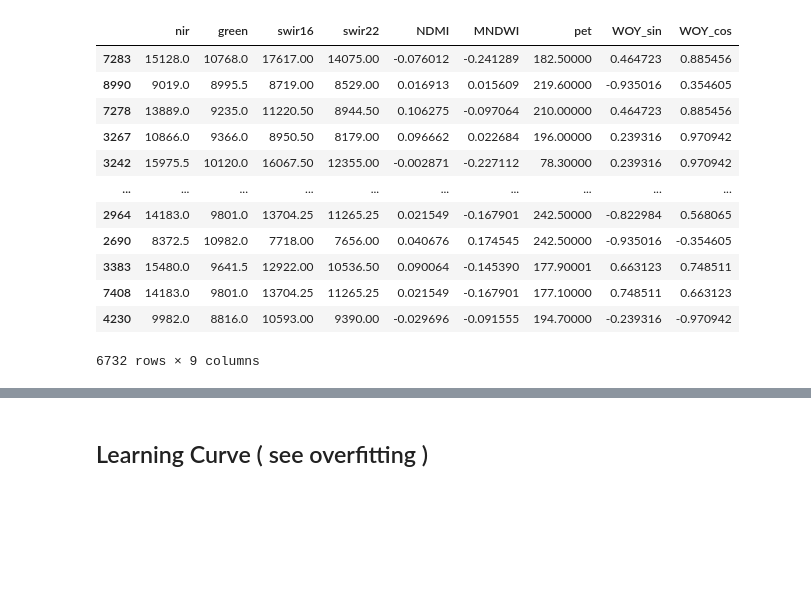
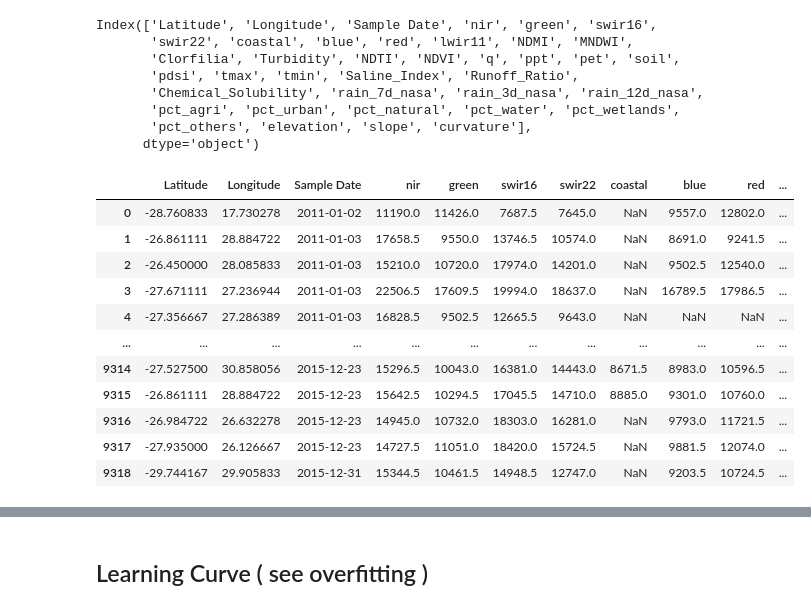
Before and after one commit to Lucas-Bussinger/EY-2026-AI-Challange, a Jupyter notebook: Model/BoostModel.ipynb, the cells around one changed output, grey strips where cells are left out. Saved outputs shown, nothing was run; the diff lists cells and outputs as text; code cells hidden in the pictures; blank space fills up the shorter version.

```diff
--- a/Model/BoostModel.ipynb
+++ b/Model/BoostModel.ipynb
@@ -25,55 +26,41 @@ from sklearn.model_selection import GridSearchCV
 from sklearn.metrics import confusion_matrix
 import yellowbrick.model_selection as ms
 # %%
-landsat_training_data = pd.read_csv('../Datasets/landsat_features_training.csv')
-terra_climate_training_data = pd.read_csv('../Datasets/terraclimate_features_training.csv')
+landsat_training_data = pd.read_csv('../Datasets/landsat_features_more_bands_train.csv')
+terra_climate_training_data = pd.read_csv('../Datasets/terraclimate_features_more_bands_training.csv')
+precipitation_training_data = pd.read_csv('../Datasets/nasa_precip_features_training.csv')
+soil_use_training_data = pd.read_csv('../Datasets/soil_use_data_training.csv')
+terrain_training_data = pd.read_csv('../Datasets/nasa_terrain_features_training.csv')
+
 explained_variables = pd.read_csv('../Datasets/water_quality_training_dataset.csv')
 
-joined_explaining_vars = combine_two_datasets(landsat_training_data, terra_climate_training_data)
-full_dataset = combine_two_datasets(joined_explaining_vars, explained_variables)
+full_dataset = combine_two_datasets(landsat_training_data, terra_climate_training_data)
+full_dataset = combine_two_datasets(full_dataset, precipitation_training_data)
+full_dataset = combine_two_datasets(full_dataset, soil_use_training_data)
+full_dataset = combine_two_datasets(full_dataset, terrain_training_data)
 
-#adicionando caracteristicas temporais cíclicas para o modelo
-full_dataset['Sample Date'] = pd.to_datetime(full_dataset['Sample Date'], dayfirst=True)
+print(full_dataset.columns)
 
-full_dataset['WeekOfYear'] = full_dataset['Sample Date'].dt.isocalendar().week.astype(int)
-##full_dataset['MonthOfYear'] = full_dataset['Sample Date'].dt.month
-
-MAX_CYCLE = 52
-##MAX_CYCLE = 12
-
-full_dataset['WOY_sin'] = np.sin(2 * np.pi * full_dataset['WeekOfYear'] / MAX_CYCLE)
-full_dataset['WOY_cos'] = np.cos(2 * np.pi * full_dataset['WeekOfYear'] / MAX_CYCLE)
-##full_dataset['Month_sin'] = np.sin(2 * np.pi * full_dataset['MonthOfYear'] / MAX_CYCLE)
-##full_dataset['Month_cos'] = np.cos(2 * np.pi * full_dataset['MonthOfYear'] / MAX_CYCLE)
-
-
-target_columns = ['Total Alkalinity', 'Electrical Conductance', 'Dissolved Reactive Phosphorus']
-
-feature_columns = full_dataset.columns.drop(target_columns + ['Sample Date', 'Latitude', 'Longitude', "WeekOfYear"])
-##feature_columns = full_dataset.columns.drop(target_columns + ['Sample Date', 'Latitude', 'Longitude', "MonthOfYear"])
-
-Feature_data = full_dataset[feature_columns]
-#Target_data = full_dataset[target_columns]
-
-Target_data = full_dataset[target_columns]
-
-
-X_train_val, X_test, y_train_val, y_test = train_test_split(Feature_data, Target_data, test_size=0.15)
-X_train, X_val, y_train, y_val = train_test_split(X_train_val, y_train_val, test_size=0.15)
-
-
-X_train
+full_dataset = combine_two_datasets(full_dataset, explained_variables)
+full_dataset
 # %% [output]
+Index(['Latitude', 'Longitude', 'Sample Date', 'nir', 'green', 'swir16',
+       'swir22', 'coastal', 'blue', 'red', 'lwir11', 'NDMI', 'MNDWI',
+       'Clorfilia', 'Turbidity', 'NDTI', 'NDVI', 'q', 'ppt', 'pet', 'soil',
+       'pdsi', 'tmax', 'tmin', 'Saline_Index', 'Runoff_Ratio',
+       'Chemical_Solubility', 'rain_7d_nasa', 'rain_3d_nasa', 'rain_12d_nasa',
+       'pct_agri', 'pct_urban', 'pct_natural', 'pct_water', 'pct_wetlands',
+       'pct_others', 'elevation', 'slope', 'curvature'],
+      dtype='object')
-|  | nir | green | swir16 | swir22 | NDMI | MNDWI | pet | WOY_sin | WOY_cos |
-| 7283 | 15128.0 | 10768.0 | 17617.00 | 14075.00 | -0.076012 | -0.241289 | 182.50000 | 0.464723 | 0.885456 |
-| 8990 | 9019.0 | 8995.5 | 8719.00 | 8529.00 | 0.016913 | 0.015609 | 219.60000 | -0.935016 | 0.354605 |
-| 7278 | 13889.0 | 9235.0 | 11220.50 | 8944.50 | 0.106275 | -0.097064 | 210.00000 | 0.464723 | 0.885456 |
-| 3267 | 10866.0 | 9366.0 | 8950.50 | 8179.00 | 0.096662 | 0.022684 | 196.00000 | 0.239316 | 0.970942 |
-| 3242 | 15975.5 | 10120.0 | 16067.50 | 12355.00 | -0.002871 | -0.227112 | 78.30000 | 0.239316 | 0.970942 |
-| ... | ... | ... | ... | ... | ... | ... | ... | ... | ... |
-| 2964 | 14183.0 | 9801.0 | 13704.25 | 11265.25 | 0.021549 | -0.167901 | 242.50000 | -0.822984 | 0.568065 |
-| 2690 | 8372.5 | 10982.0 | 7718.00 | 7656.00 | 0.040676 | 0.174545 | 242.50000 | -0.935016 | -0.354605 |
-| 3383 | 15480.0 | 9641.5 | 12922.00 | 10536.50 | 0.090064 | -0.145390 | 177.90001 | 0.663123 | 0.748511 |
-| 7408 | 14183.0 | 9801.0 | 13704.25 | 11265.25 | 0.021549 | -0.167901 | 177.10000 | 0.748511 | 0.663123 |
-| 4230 | 9982.0 | 8816.0 | 10593.00 | 9390.00 | -0.029696 | -0.091555 | 194.70000 | -0.239316 | -0.970942 |
+|  | Latitude | Longitude | Sample Date | nir | green | swir16 | swir22 | coastal | blue | red | ... |
+| 0 | -28.760833 | 17.730278 | 2011-01-02 | 11190.0 | 11426.0 | 7687.5 | 7645.0 | NaN | 9557.0 | 12802.0 | ... |
+| 1 | -26.861111 | 28.884722 | 2011-01-03 | 17658.5 | 9550.0 | 13746.5 | 10574.0 | NaN | 8691.0 | 9241.5 | ... |
+| 2 | -26.450000 | 28.085833 | 2011-01-03 | 15210.0 | 10720.0 | 17974.0 | 14201.0 | NaN | 9502.5 | 12540.0 | ... |
+| 3 | -27.671111 | 27.236944 | 2011-01-03 | 22506.5 | 17609.5 | 19994.0 | 18637.0 | NaN | 16789.5 | 17986.5 | ... |
+| 4 | -27.356667 | 27.286389 | 2011-01-03 | 16828.5 | 9502.5 | 12665.5 | 9643.0 | NaN | NaN | NaN | ... |
+| ... | ... | ... | ... | ... | ... | ... | ... | ... | ... | ... | ... |
+| 9314 | -27.527500 | 30.858056 | 2015-12-23 | 15296.5 | 10043.0 | 16381.0 | 14443.0 | 8671.5 | 8983.0 | 10596.5 | ... |
+| 9315 | -26.861111 | 28.884722 | 2015-12-23 | 15642.5 | 10294.5 | 17045.5 | 14710.0 | 8885.0 | 9301.0 | 10760.0 | ... |
+| 9316 | -26.984722 | 26.632278 | 2015-12-23 | 14945.0 | 10732.0 | 18303.0 | 16281.0 | NaN | 9793.0 | 11721.5 | ... |
+| 9317 | -27.935000 | 26.126667 | 2015-12-23 | 14727.5 | 11051.0 | 18420.0 | 15724.5 | NaN | 9881.5 | 12074.0 | ... |
+| 9318 | -29.744167 | 29.905833 | 2015-12-31 | 15344.5 | 10461.5 | 14948.5 | 12747.0 | NaN | 9203.5 | 10724.5 | ... |
-6732 rows × 9 columns
```
Also changed, not shown: parts of 16 cells of this notebook, 4 other files.
